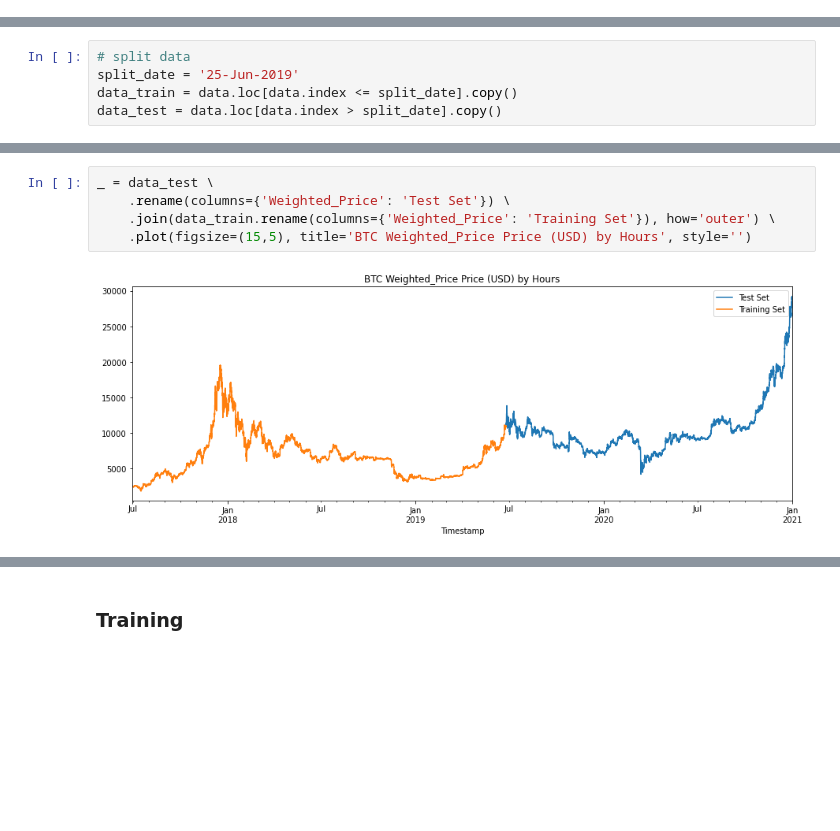
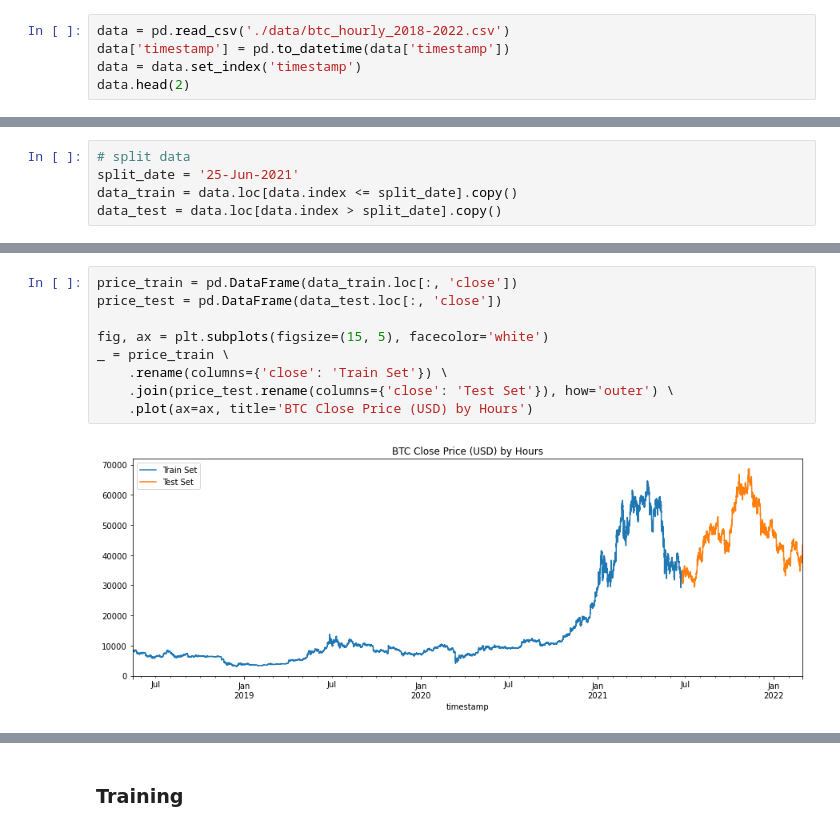
Before and after one commit to vucinatim/UI-2022, a Jupyter notebook: time_series_forecast/lstm_model.ipynb, the cells around one changed output, grey strips where cells are left out. Cells and saved outputs as stored; diff of their text form; blank space fills up the shorter version.

```diff
--- a/time_series_forecast/lstm_model.ipynb
+++ b/time_series_forecast/lstm_model.ipynb
@@ -37,0 +13,5 @@ data.head()
+# %%
+data = pd.read_csv('./data/btc_hourly_2018-2022.csv')
+data['timestamp'] = pd.to_datetime(data['timestamp'])
+data = data.set_index('timestamp')
+data.head(2)
@@ -38,5 +23,5 @@ data.head()
 # %%
 # split data
-split_date = '25-Jun-2019'
+split_date = '25-Jun-2021'
 data_train = data.loc[data.index <= split_date].copy()
 data_test = data.loc[data.index > split_date].copy()
@@ -70,7 +28,11 @@ print(X_train[:5])
 # %%
-_ = data_test \
-    .rename(columns={'Weighted_Price': 'Test Set'}) \
-    .join(data_train.rename(columns={'Weighted_Price': 'Training Set'}), how='outer') \
-    .plot(figsize=(15,5), title='BTC Weighted_Price Price (USD) by Hours', style='')
+price_train = pd.DataFrame(data_train.loc[:, 'close'])
+price_test = pd.DataFrame(data_test.loc[:, 'close'])
+
+fig, ax = plt.subplots(figsize=(15, 5), facecolor='white')
+_ = price_train \
+    .rename(columns={'close': 'Train Set'}) \
+    .join(price_test.rename(columns={'close': 'Test Set'}), how='outer') \
+    .plot(ax=ax, title='BTC Close Price (USD) by Hours')
 # %% [output]
-[figure, old version]
+[figure, new version]
```
Also changed, not shown: parts of 17 cells of this notebook, 19 other files.
